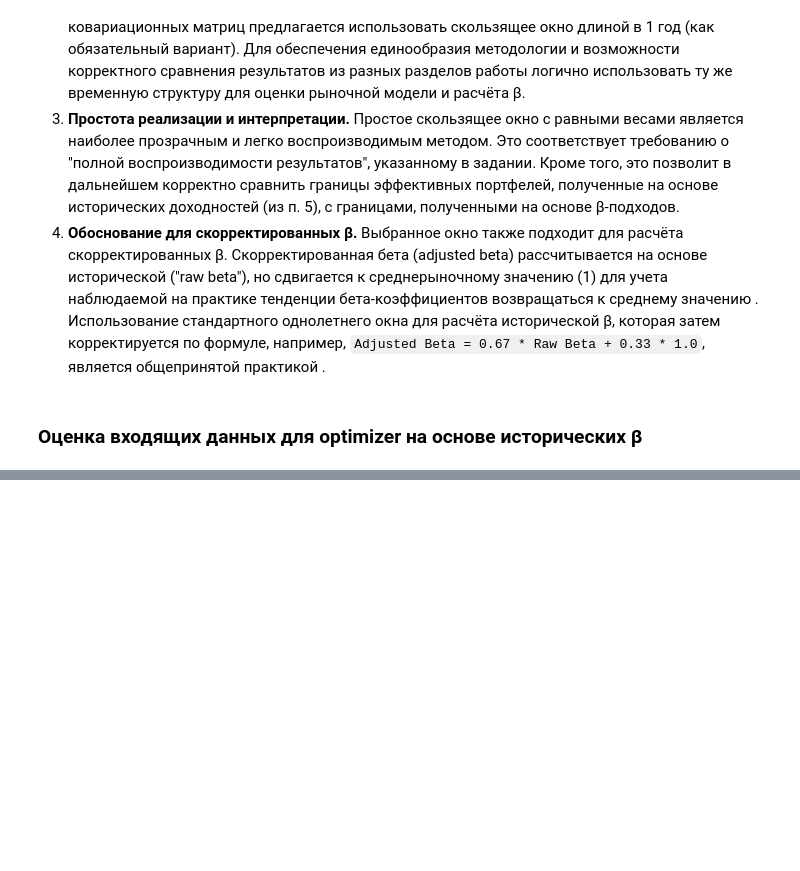
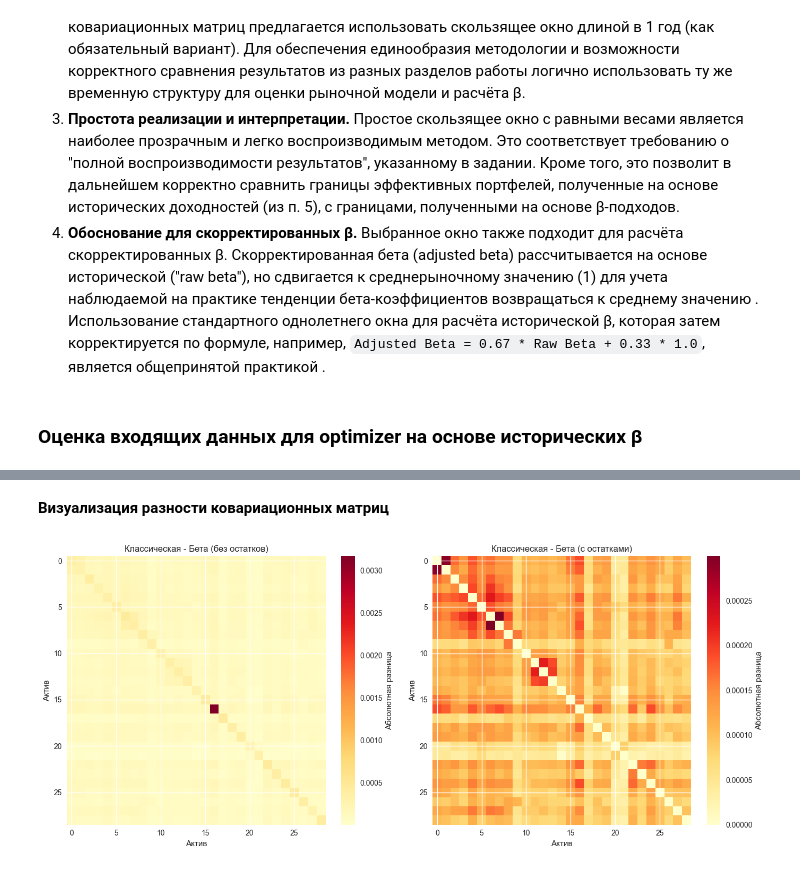
Before and after one commit to diink-iis/investment-portfolio, a Jupyter notebook: portfolio_analysis.ipynb, the cells around one changed output, grey strips where cells are left out. Saved outputs shown, nothing was run; the diff lists cells and outputs as text; code cells hidden in the pictures; blank space fills up the shorter version.

```diff
--- a/portfolio_analysis.ipynb
+++ b/portfolio_analysis.ipynb
@@ -554,0 +602,5 @@ print(f"Средний макс. Шарп: {rolling_exp_stability['max_sharpe'].
+# %%
+cov_comparison = compare_covariance_methods(returns, market_ticker='MOEX')
+
+diff_simple = np.abs(cov_comparison['classic'] - cov_comparison['beta_simple'])
+diff_residuals = np.abs(cov_comparison['classic'] - cov_comparison['beta_residuals'])
@@ -554,0 +625,24 @@ print(f"Средний макс. Шарп: {rolling_exp_stability['max_sharpe'].
+# %% [markdown]
+**Визуализация разности ковариационных матриц**
+# %%
+# Визуализация разности ковариационных матриц
+fig, axes = plt.subplots(1, 2, figsize=(14, 6))
+
+# Разность между классической и бета-моделью (без остатков)
+im1 = axes[0].imshow(diff_simple, cmap='YlOrRd', aspect='auto')
+axes[0].set_title('Классическая - Бета (без остатков)')
+axes[0].set_xlabel('Актив')
+axes[0].set_ylabel('Актив')
+plt.colorbar(im1, ax=axes[0], label='Абсолютная разница')
+
+# Разность между классической и бета-моделью (с остатками)
+im2 = axes[1].imshow(diff_residuals, cmap='YlOrRd', aspect='auto')
+axes[1].set_title('Классическая - Бета (с остатками)')
+axes[1].set_xlabel('Актив')
+axes[1].set_ylabel('Актив')
+plt.colorbar(im2, ax=axes[1], label='Абсолютная разница')
+
+plt.tight_layout()
+plt.show()
+# %% [output]
+[figure, added]
```
Also changed, not shown: parts of 25 cells of this notebook, 12 other files.
